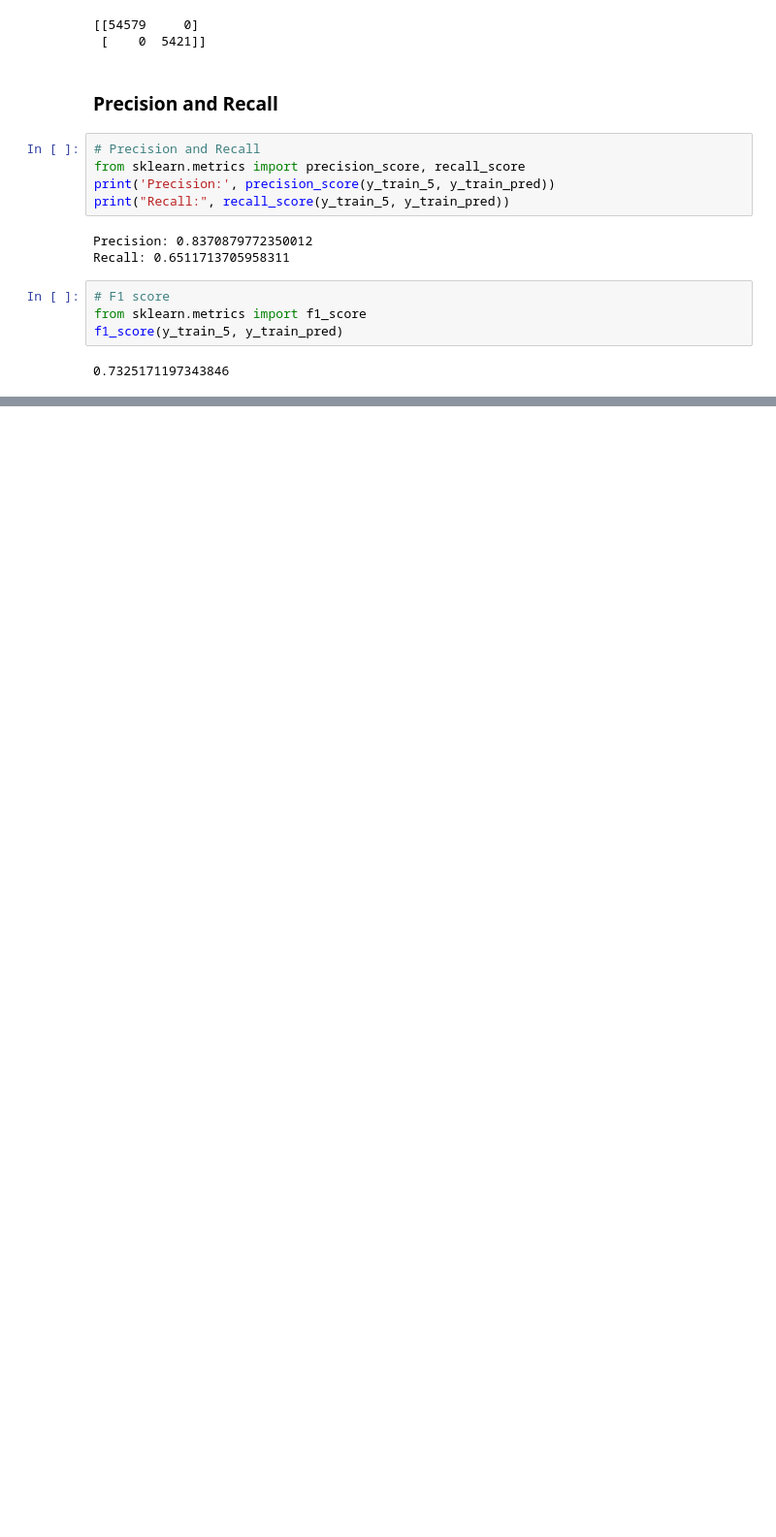
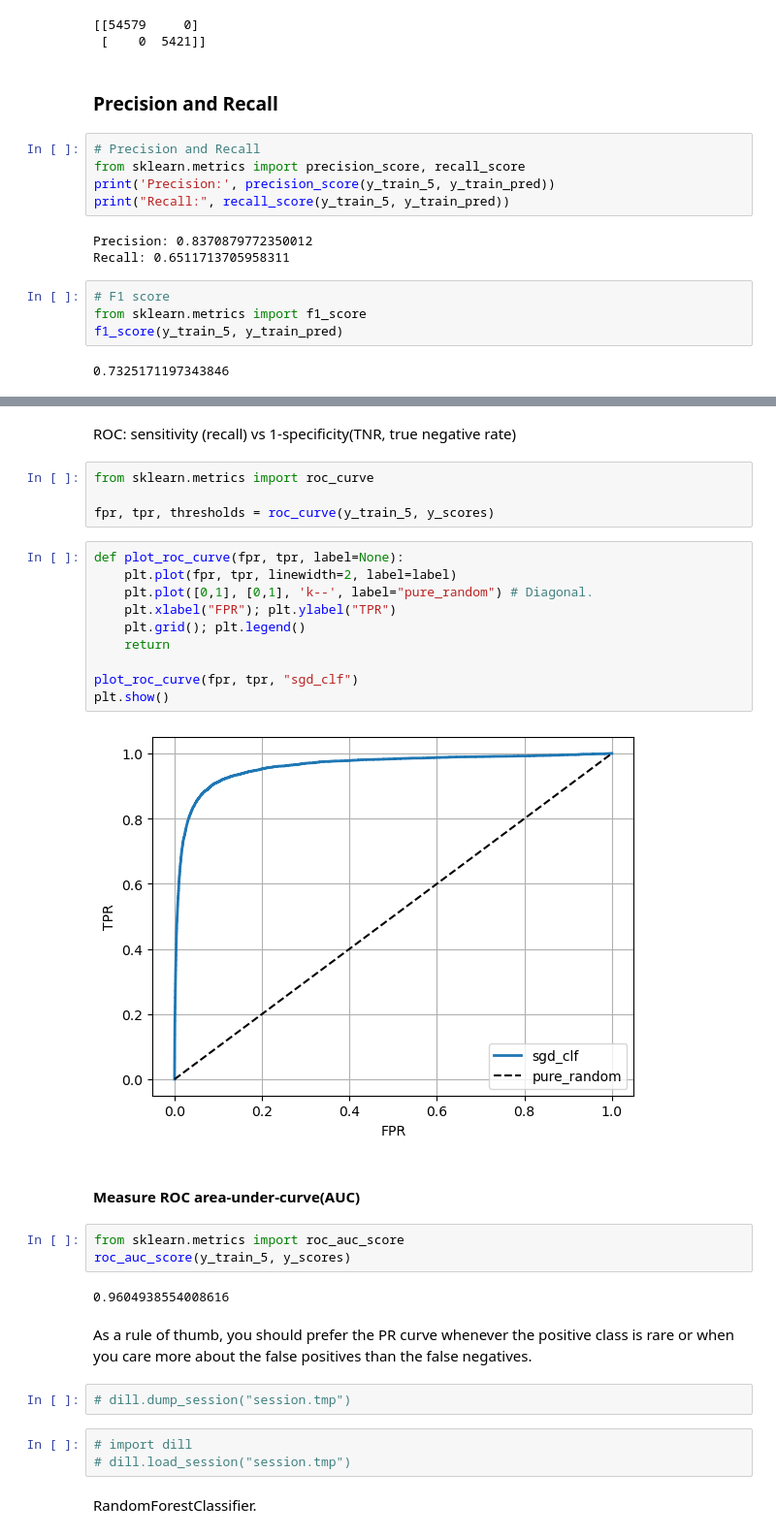
Before and after one commit to LIU-Xnd/ml_learn, a Jupyter notebook: ch3/main.ipynb, the cells around one changed output, grey strips where cells are left out. Shown at 97% size. Cells and saved outputs as stored; diff of their text form; blank space fills up the shorter version.

```diff
--- a/ch3/main.ipynb
+++ b/ch3/main.ipynb
@@ -171,0 +245,34 @@ f1_score(y_train_5, y_train_pred)
+# %% [markdown]
+ROC: sensitivity (recall) vs 1-specificity(TNR, true negative rate)
+# %%
+from sklearn.metrics import roc_curve
+
+fpr, tpr, thresholds = roc_curve(y_train_5, y_scores)
+# %%
+def plot_roc_curve(fpr, tpr, label=None):
+    plt.plot(fpr, tpr, linewidth=2, label=label)
+    plt.plot([0,1], [0,1], 'k--', label="pure_random") # Diagonal.
+    plt.xlabel("FPR"); plt.ylabel("TPR")
+    plt.grid(); plt.legend()
+    return
+
+plot_roc_curve(fpr, tpr, "sgd_clf")
+plt.show()
+# %% [output]
+[figure, added]
+# %% [markdown]
+#### Measure ROC area-under-curve(AUC)
+# %%
+from sklearn.metrics import roc_auc_score
+roc_auc_score(y_train_5, y_scores)
+# %% [output]
+0.9604938554008616
+# %% [markdown]
+As a rule of thumb, you should prefer the PR curve whenever the positive class is rare or when you care more about the false positives than the false negatives.
+# %%
+# dill.dump_session("session.tmp")
+# %%
+# import dill
+# dill.load_session("session.tmp")
+# %% [markdown]
+RandomForestClassifier.
```
Also changed, not shown: parts of 29 cells of this notebook, 2 other files.
